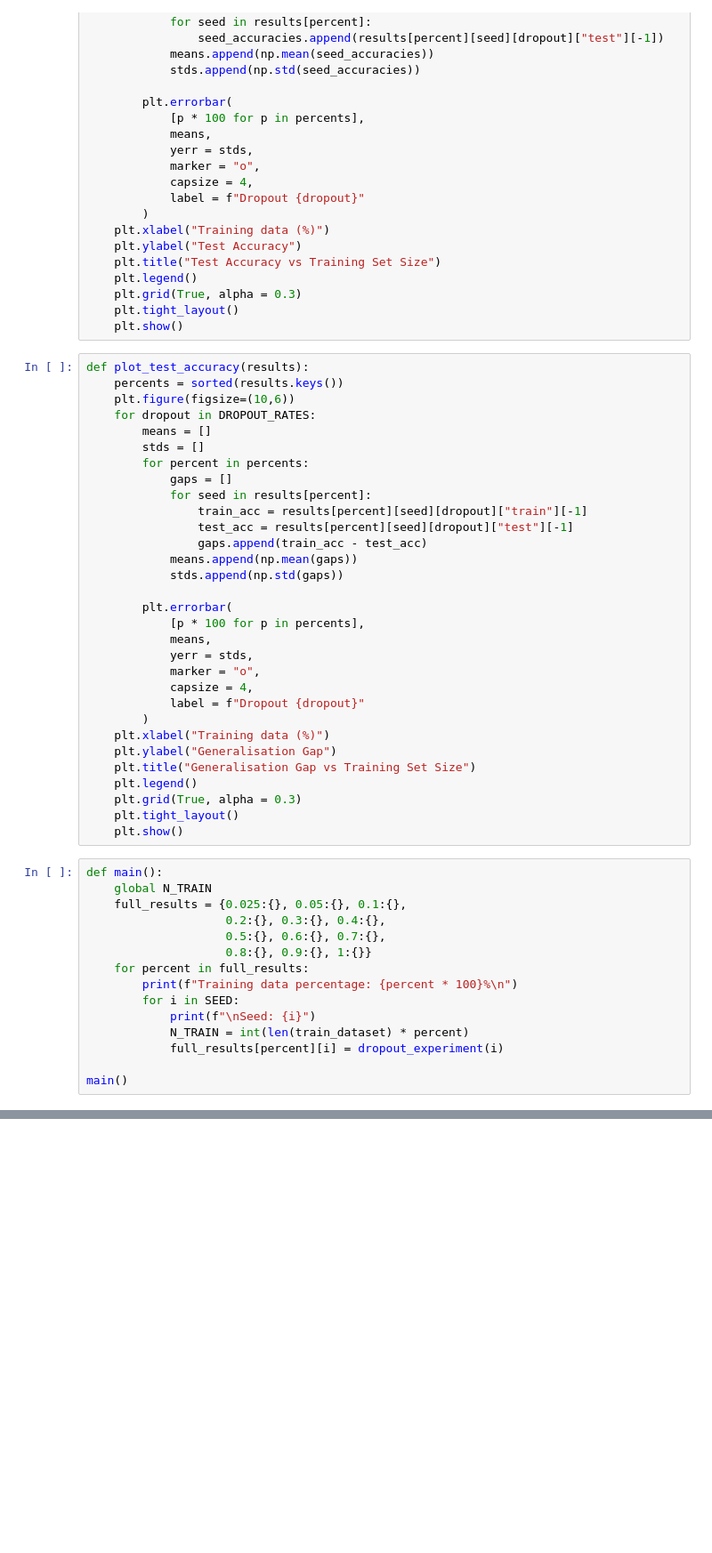
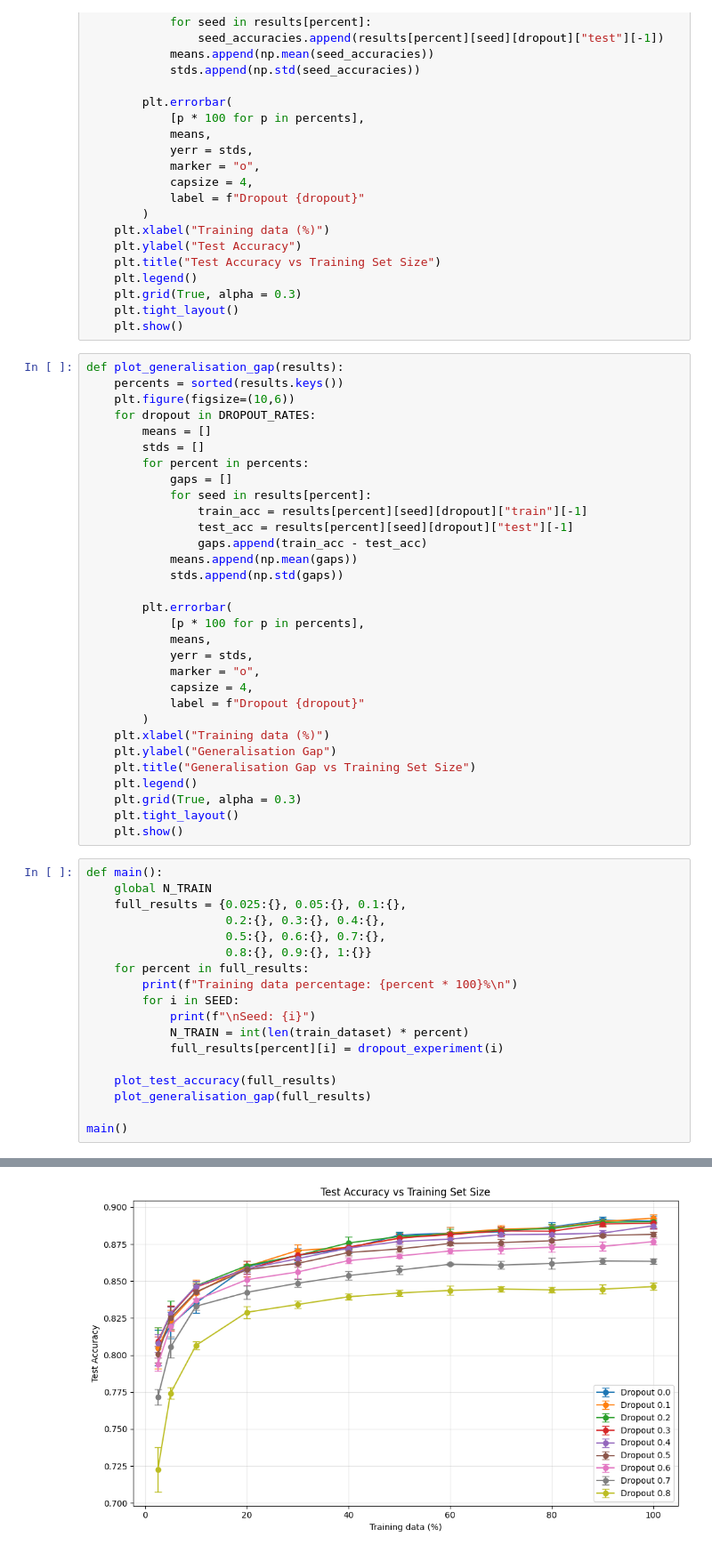
Before and after one commit to hollyduncan27/Neural_Networks_CW3, a Jupyter notebook: NB2.ipynb, the cells around one changed output, grey strips where cells are left out. Shown at 89% size. Drawn from its saved outputs; the diff is of its cells as text; blank space fills up the shorter version.

Commit message:
NB2 Results Done

```diff
--- a/NB2.ipynb
+++ b/NB2.ipynb
@@ -181,7 +169,7 @@ def plot_test_accuracy(results):
     plt.tight_layout()
     plt.show()
 # %%
-def plot_test_accuracy(results):
+def plot_generalisation_gap(results):
     percents = sorted(results.keys())
     plt.figure(figsize=(10,6))
     for dropout in DROPOUT_RATES:
@@ -225,6 +213,9 @@ def main():
             N_TRAIN = int(len(train_dataset) * percent)
             full_results[percent][i] = dropout_experiment(i)
 
+    plot_test_accuracy(full_results)
+    plot_generalisation_gap(full_results)
+
 main()
 # %% [output]
 Training data percentage: 2.5%
@@ -247,0 +238 @@ KeyboardInterrupt:
+[figure, added]
```
Also changed, not shown: parts of 2 cells of this notebook, 1 other file.
